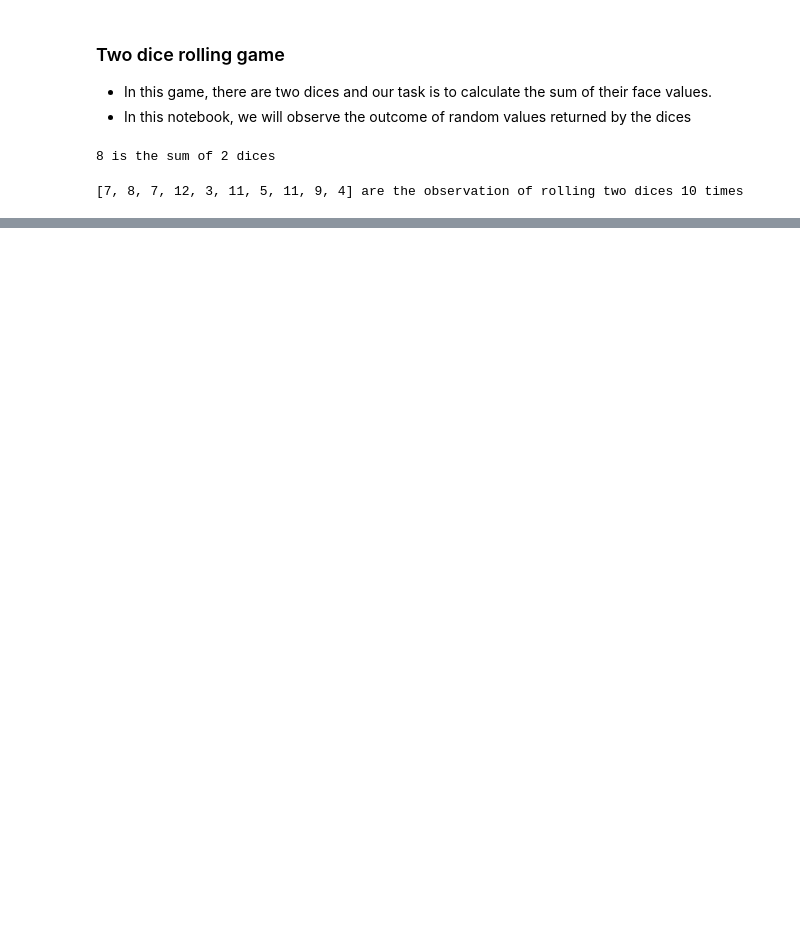
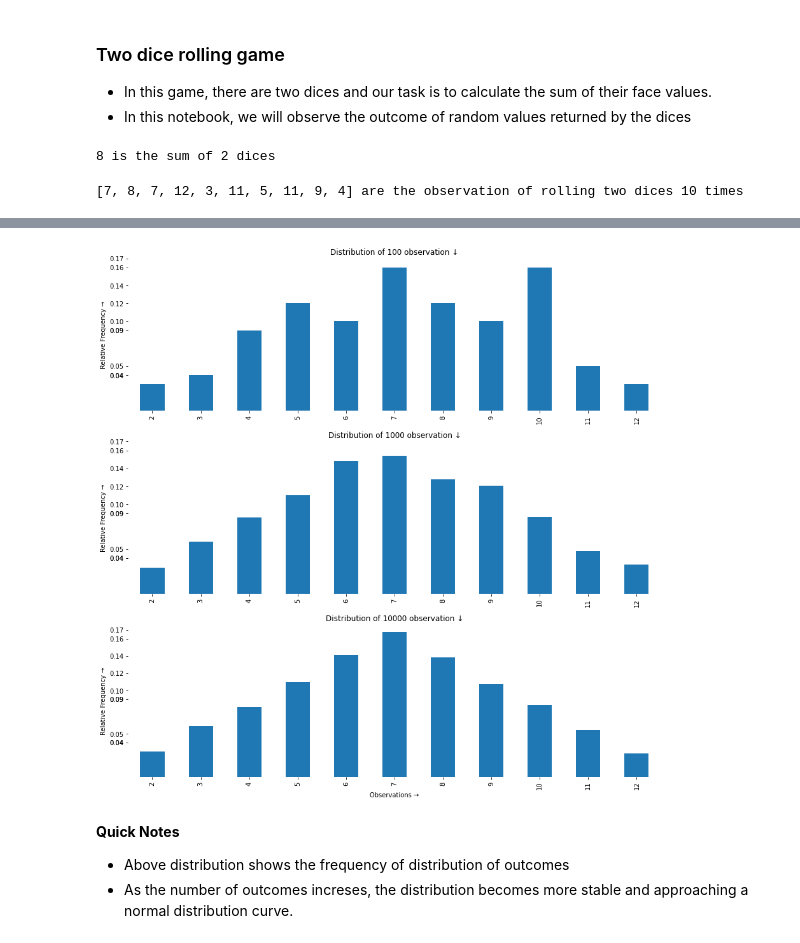
Before and after one commit to yesdeepakmittal/statistics, a Jupyter notebook: dice_rolling_game.ipynb, the cells around one changed output, grey strips where cells are left out. Cells and saved outputs as stored; diff of their text form; code cells hidden in the pictures; blank space fills up the shorter version.

```diff
--- a/dice_rolling_game.ipynb
+++ b/dice_rolling_game.ipynb
@@ -16,0 +33,15 @@ print([face_values.sample(2,replace=True).sum().loc[0] for i in range(10)],'are
+# %%
+for index,value in enumerate([100,1000,10000]):
+    plt.subplot(3,1,index+1,frameon=False)
+    outcome = pd.DataFrame([face_values.sample(2,replace=True).sum().loc[0] for i in range(value)])[0]
+    outcome_relative_frequency = outcome.value_counts().sort_index()/value
+    outcome_relative_frequency.plot(kind='bar',figsize=(15,15),yticks = outcome100_relative_frequency.to_list())
+    plt.title('Distribution of '+str(value)+' observation ↓')
+    plt.ylabel('Relative Frequency →')
+_ = plt.xlabel('Observations →')
+# %% [output]
+[figure, added]
+# %% [markdown]
+**Quick Notes**
+* Above distribution shows the frequency of distribution of outcomes
+* As the number of outcomes increses, the distribution becomes more stable and approaching a normal distribution curve.
```
Also changed, not shown: parts of 3 cells of this notebook.
